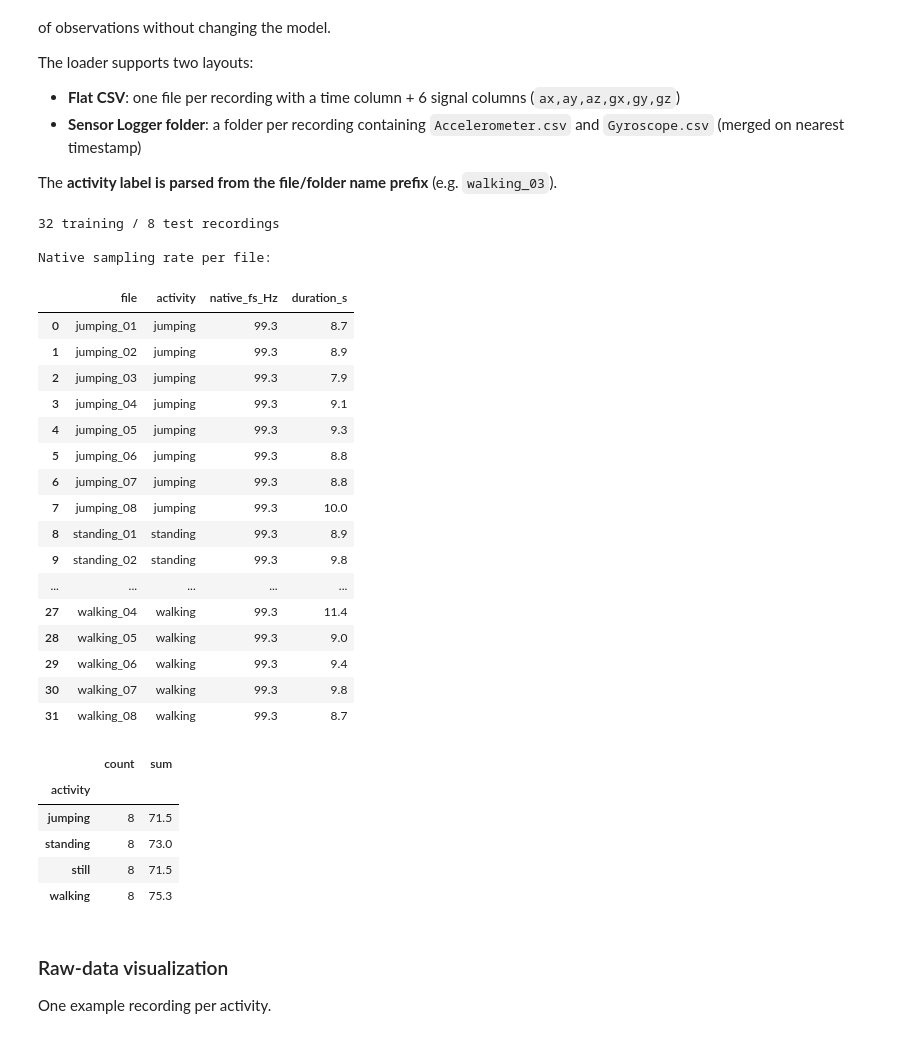
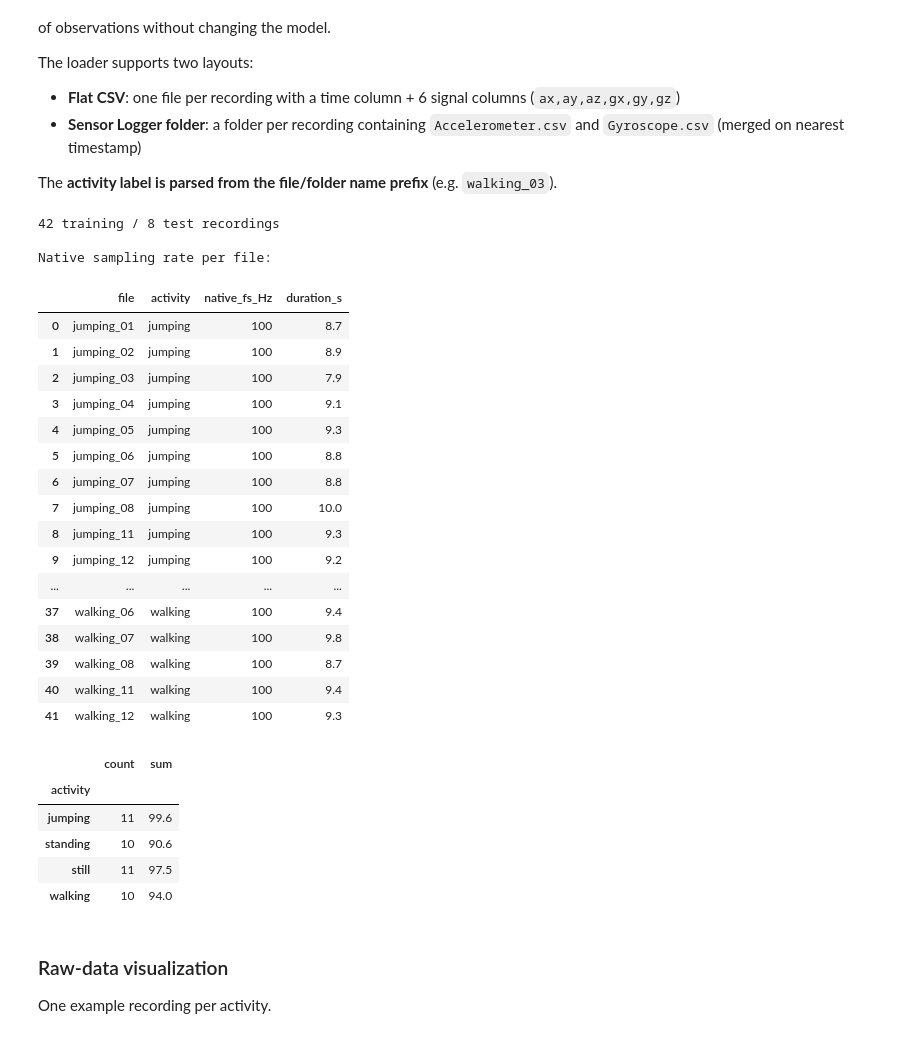
Before and after one commit to Nick-Lemy/hmm_activity_recognition, a Jupyter notebook: hmm_activity_recognition.ipynb, the cells around one changed output. Saved outputs shown, nothing was run; the diff lists cells and outputs as text; code cells hidden in the pictures.

```diff
--- a/hmm_activity_recognition.ipynb
+++ b/hmm_activity_recognition.ipynb
@@ -123,57 +123,57 @@ def load_dataset(root):
         raise FileNotFoundError(f'No recordings found in "{root}" - add CSV files first.')
     for e in entries:
         try:
             if os.path.isdir(e):
                 t, sig = _load_sensorlogger_folder(e)
             elif e.lower().endswith(('.csv', '.txt')):
                 t, sig = _load_flat_csv(e)
             else:
                 continue
             fs = estimate_fs(t)
             records.append(dict(name=os.path.basename(e), label=label_from_name(e),
                                 native_fs=fs, sig=resample(t, sig)))
         except Exception as ex:
             print(f'  ! skipped {e}: {ex}')
     return records
 
 train_recs = load_dataset(DATA_TRAIN)
 test_recs  = load_dataset(DATA_TEST)
 
 summary = pd.DataFrame([{'file': r['name'], 'activity': r['label'],
-                         'native_fs_Hz': round(r['native_fs'], 1),
+                         'native_fs_Hz': int(round(r['native_fs'] / 10.0) * 10),   # nominal set rate (default 100 Hz)
                          'duration_s': round(len(r['sig']) / TARGET_FS, 1)}
                         for r in train_recs])
 print(f'{len(train_recs)} training / {len(test_recs)} test recordings')
 print('\nNative sampling rate per file:')
 display(summary)
 display(summary.groupby('activity')['duration_s'].agg(['count', 'sum']))
 # %% [output]
-32 training / 8 test recordings
+42 training / 8 test recordings
 
 Native sampling rate per file:
 |  | file | activity | native_fs_Hz | duration_s |
-| 0 | jumping_01 | jumping | 99.3 | 8.7 |
-| 1 | jumping_02 | jumping | 99.3 | 8.9 |
-| 2 | jumping_03 | jumping | 99.3 | 7.9 |
-| 3 | jumping_04 | jumping | 99.3 | 9.1 |
-| 4 | jumping_05 | jumping | 99.3 | 9.3 |
-| 5 | jumping_06 | jumping | 99.3 | 8.8 |
-| 6 | jumping_07 | jumping | 99.3 | 8.8 |
-| 7 | jumping_08 | jumping | 99.3 | 10.0 |
-| 8 | standing_01 | standing | 99.3 | 8.9 |
-| 9 | standing_02 | standing | 99.3 | 9.8 |
+| 0 | jumping_01 | jumping | 100 | 8.7 |
+| 1 | jumping_02 | jumping | 100 | 8.9 |
+| 2 | jumping_03 | jumping | 100 | 7.9 |
+| 3 | jumping_04 | jumping | 100 | 9.1 |
+| 4 | jumping_05 | jumping | 100 | 9.3 |
+| 5 | jumping_06 | jumping | 100 | 8.8 |
+| 6 | jumping_07 | jumping | 100 | 8.8 |
+| 7 | jumping_08 | jumping | 100 | 10.0 |
+| 8 | jumping_11 | jumping | 100 | 9.3 |
+| 9 | jumping_12 | jumping | 100 | 9.2 |
 | ... | ... | ... | ... | ... |
-| 27 | walking_04 | walking | 99.3 | 11.4 |
-| 28 | walking_05 | walking | 99.3 | 9.0 |
-| 29 | walking_06 | walking | 99.3 | 9.4 |
-| 30 | walking_07 | walking | 99.3 | 9.8 |
-| 31 | walking_08 | walking | 99.3 | 8.7 |
+| 37 | walking_06 | walking | 100 | 9.4 |
+| 38 | walking_07 | walking | 100 | 9.8 |
+| 39 | walking_08 | walking | 100 | 8.7 |
+| 40 | walking_11 | walking | 100 | 9.4 |
+| 41 | walking_12 | walking | 100 | 9.3 |
 |  | count | sum |
 | activity |  |  |
-| jumping | 8 | 71.5 |
-| standing | 8 | 73.0 |
-| still | 8 | 71.5 |
-| walking | 8 | 75.3 |
+| jumping | 11 | 99.6 |
+| standing | 10 | 90.6 |
+| still | 11 | 97.5 |
+| walking | 10 | 94.0 |
 # %% [markdown]
 ### Raw-data visualization
 One example recording per activity.
```
Also changed, not shown: parts of 6 cells of this notebook, 31 other files.
